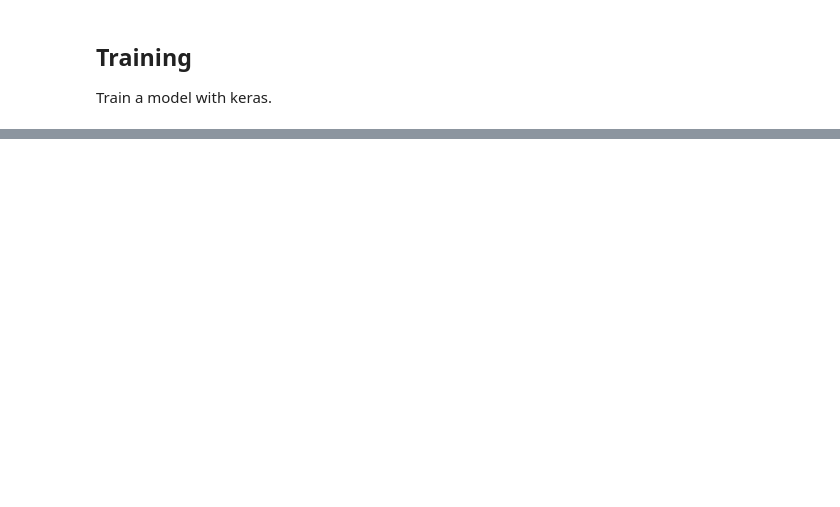
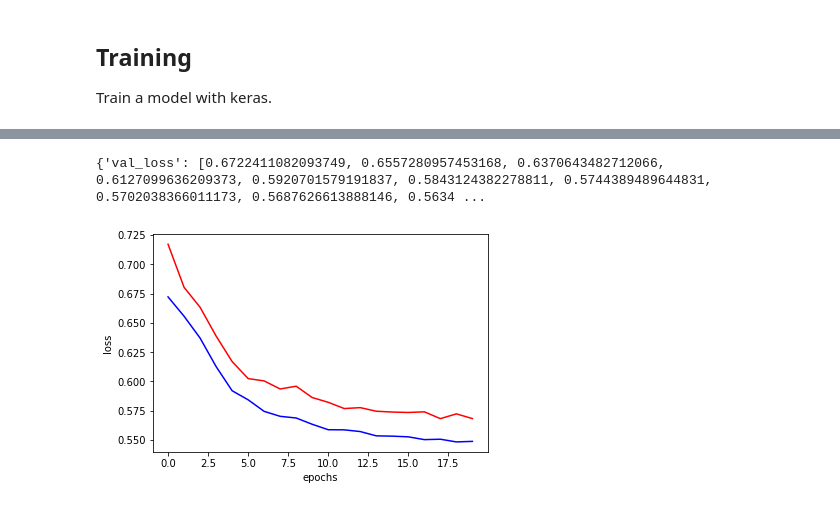
Before and after one commit to LUOFENGZHOU/njord, a Jupyter notebook: notebook/data.ipynb, the cells around one changed output, grey strips where cells are left out. Cells and saved outputs as stored; diff of their text form; code cells hidden in the pictures; blank space fills up the shorter version.

```diff
--- a/notebook/data.ipynb
+++ b/notebook/data.ipynb
@@ -147,13 +160,14 @@ Train a model with keras.
 from keras.models import Sequential
 from keras.layers import Dense
 from keras.layers import Dropout
-# %%
-# Dataset size.
-m, t, n = X.shape
-
-# Dataset information.
-X_train = X.reshape(m, -1)
-Y_train = Y.reshape(m, -1)
+# %%
+# Reshape the training dataset.
+X_train = X_tr.reshape(X_tr.shape[0], -1)
+Y_train = Y_tr.reshape(X_tr.shape[0], -1)
+
+# Reshape the test dataset.
+X_test = X_te.reshape(X_te.shape[0], -1)
+Y_test = Y_te.reshape(X_te.shape[0], -1)
 # %%
 # Build the model
 model = Sequential()
@@ -166,5 +180,5 @@ model.add(Dense(units=1, activation="sigmoid"))
 model.compile(loss="binary_crossentropy", optimizer="Adam", metrics=["accuracy"])
 # %%
 # x_train and y_train are Numpy arrays --just like in the Scikit-Learn API.
-model.fit(X_train, Y_train, epochs=20, batch_size=64, validation_split=0.20)
+history = model.fit(X_train, Y_train, validation_data=(X_test, Y_test), epochs=50, batch_size=256)
 # %% [output]
@@ -188,0 +202,13 @@ Epoch 20/20
+# %%
+print(history.history)
+# %% [output]
+{'val_loss': [0.6722411082093749, 0.6557280957453168, 0.6370643482712066, 0.6127099636209373, 0.5920701579191837, 0.5843124382278811, 0.5744389489644831, 0.5702038366011173, 0.5687626613888146, 0.5634 ...
+# %%
+plt.figure()
+plt.plot(history.history["loss"], color="r")
+plt.plot(history.history["val_loss"], color="b")
+plt.xlabel("epochs")
+plt.ylabel("loss")
+plt.show()
+# %% [output]
+[figure, added]
```
Also changed, not shown: parts of 7 cells of this notebook.
